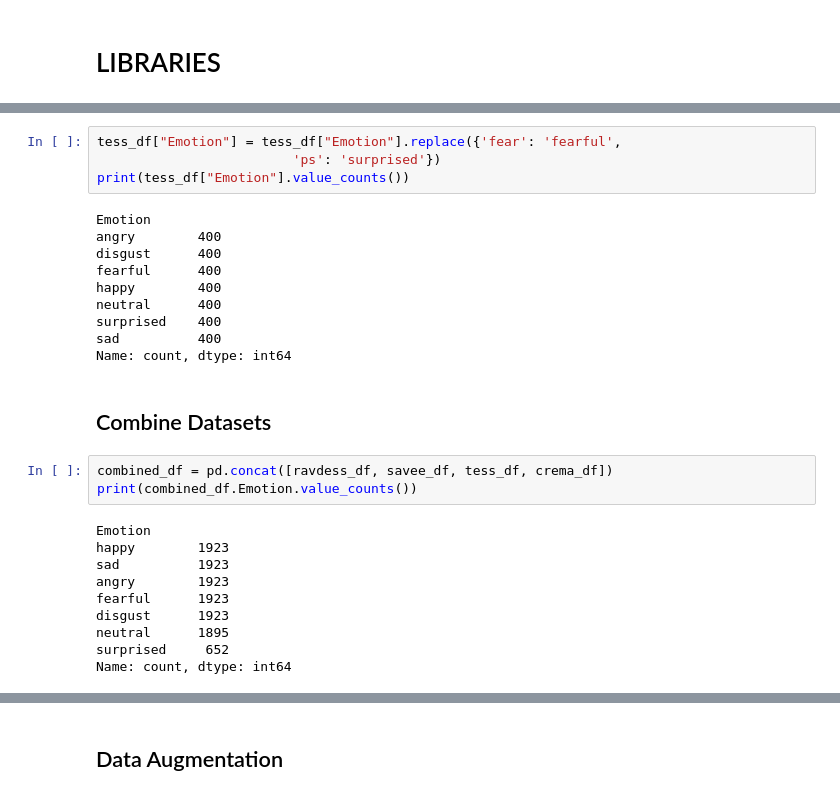
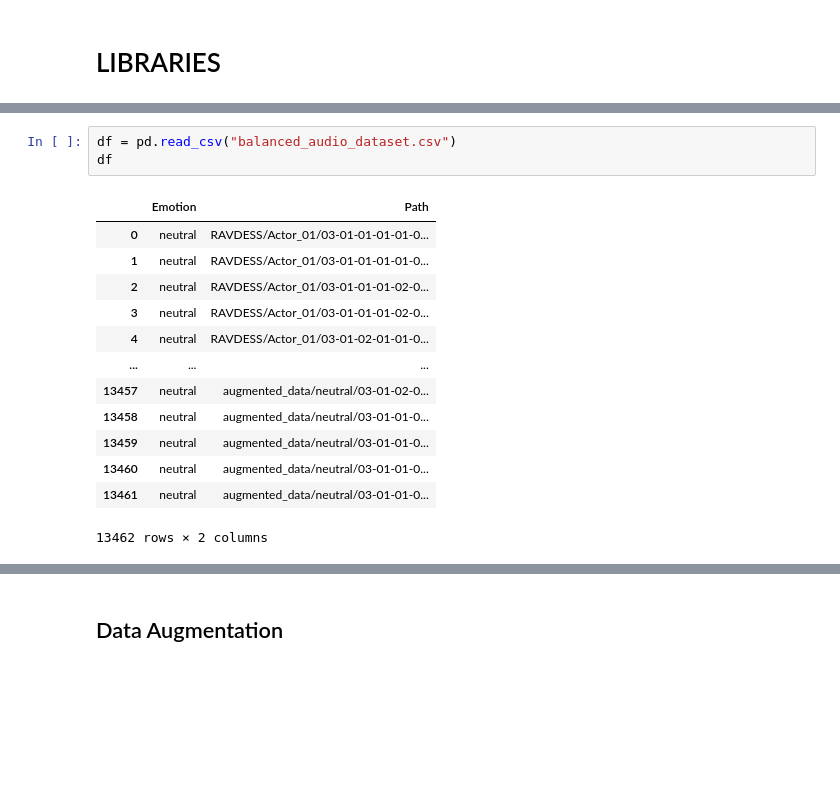
Before and after one commit to HuynhHanDong/Speech-Emotion-Recognition, a Jupyter notebook: Speech_Emotion_Recognition.ipynb, the cells around one changed output, grey strips where cells are left out. Drawn from its saved outputs; the diff is of its cells as text; blank space fills up the shorter version.

```diff
--- a/Speech_Emotion_Recognition.ipynb
+++ b/Speech_Emotion_Recognition.ipynb
@@ -222,32 +13,20 @@ tess_df
-# %%
-tess_df["Emotion"] = tess_df["Emotion"].replace({'fear': 'fearful',
-                         'ps': 'surprised'})
-print(tess_df["Emotion"].value_counts())
-# %% [output]
-Emotion
-angry        400
-disgust      400
-fearful      400
-happy        400
-neutral      400
-surprised    400
-sad          400
-Name: count, dtype: int64
-# %% [markdown]
-## Combine Datasets
-# %%
-combined_df = pd.concat([ravdess_df, savee_df, tess_df, crema_df])
-print(combined_df.Emotion.value_counts())
-# %% [output]
-Emotion
-happy        1923
-sad          1923
-angry        1923
-fearful      1923
-disgust      1923
-neutral      1895
-surprised     652
-Name: count, dtype: int64
+# %%
+df = pd.read_csv("balanced_audio_dataset.csv")
+df
+# %% [output]
+|  | Emotion | Path |
+| 0 | neutral | RAVDESS/Actor_01/03-01-01-01-01-0... |
+| 1 | neutral | RAVDESS/Actor_01/03-01-01-01-01-0... |
+| 2 | neutral | RAVDESS/Actor_01/03-01-01-01-02-0... |
+| 3 | neutral | RAVDESS/Actor_01/03-01-01-01-02-0... |
+| 4 | neutral | RAVDESS/Actor_01/03-01-02-01-01-0... |
+| ... | ... | ... |
+| 13457 | neutral | augmented_data/neutral/03-01-02-0... |
+| 13458 | neutral | augmented_data/neutral/03-01-01-0... |
+| 13459 | neutral | augmented_data/neutral/03-01-01-0... |
+| 13460 | neutral | augmented_data/neutral/03-01-01-0... |
+| 13461 | neutral | augmented_data/neutral/03-01-01-0... |
+13462 rows × 2 columns
 # %%
 fig = plt.figure(figsize=(20, 5))
 
```
Also changed, not shown: parts of 40 cells of this notebook, 3 other files.
